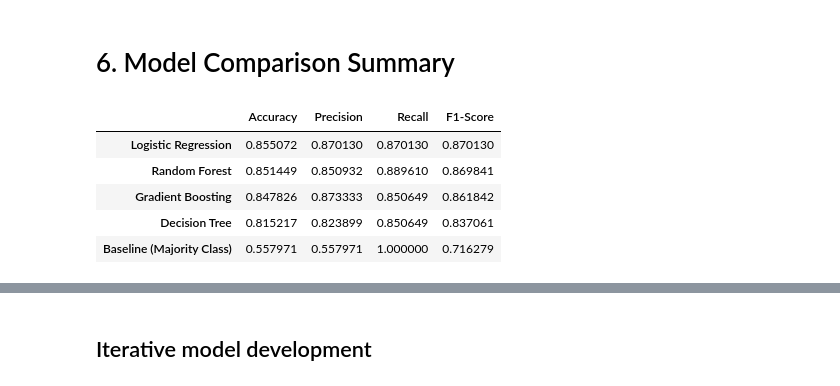
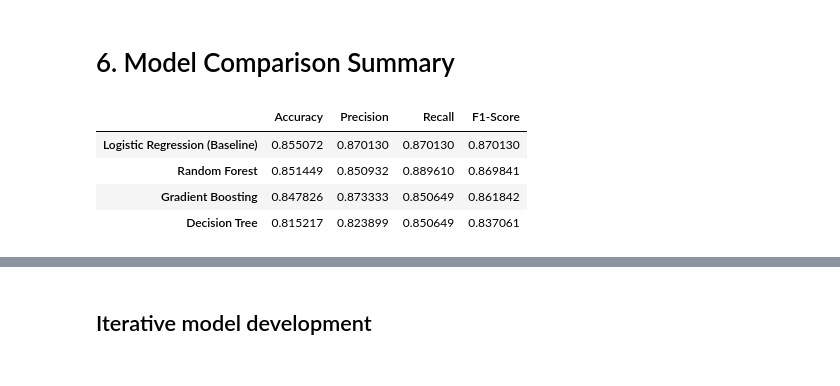
Before and after one commit to MinHeinKhant-2196/mldp_project, a Jupyter notebook: MLDP Program Codes Submission Template.ipynb, the cells around one changed output, grey strips where cells are left out. Saved outputs shown, nothing was run; the diff lists cells and outputs as text; code cells hidden in the pictures.

```diff
--- a/MLDP Program Codes Submission Template.ipynb
+++ b/MLDP Program Codes Submission Template.ipynb
@@ -755,30 +752,28 @@ weighted avg       0.85      0.85      0.85       276
 # %%
 from sklearn.metrics import precision_score, recall_score, f1_score
 
 models_results = {
-    "Baseline (Majority Class)": y_pred_baseline,
-    "Logistic Regression": y_pred,
+    "Logistic Regression (Baseline)": y_pred,
     "Decision Tree": y_pred_dt,
     "Random Forest": y_pred_rf,
     "Gradient Boosting": y_pred_gb,
 }
 
 comparison = pd.DataFrame({
     name: {
         "Accuracy": accuracy_score(y_test, preds),
         "Precision": precision_score(y_test, preds),
         "Recall": recall_score(y_test, preds),
         "F1-Score": f1_score(y_test, preds),
     }
     for name, preds in models_results.items()
 }).T
 
 comparison = comparison.sort_values("F1-Score", ascending=False)
 comparison
 # %% [output]
 |  | Accuracy | Precision | Recall | F1-Score |
-| Logistic Regression | 0.855072 | 0.870130 | 0.870130 | 0.870130 |
+| Logistic Regression (Baseline) | 0.855072 | 0.870130 | 0.870130 | 0.870130 |
 | Random Forest | 0.851449 | 0.850932 | 0.889610 | 0.869841 |
 | Gradient Boosting | 0.847826 | 0.873333 | 0.850649 | 0.861842 |
 | Decision Tree | 0.815217 | 0.823899 | 0.850649 | 0.837061 |
-| Baseline (Majority Class) | 0.557971 | 0.557971 | 1.000000 | 0.716279 |
```
Also changed, not shown: parts of 27 cells of this notebook.
